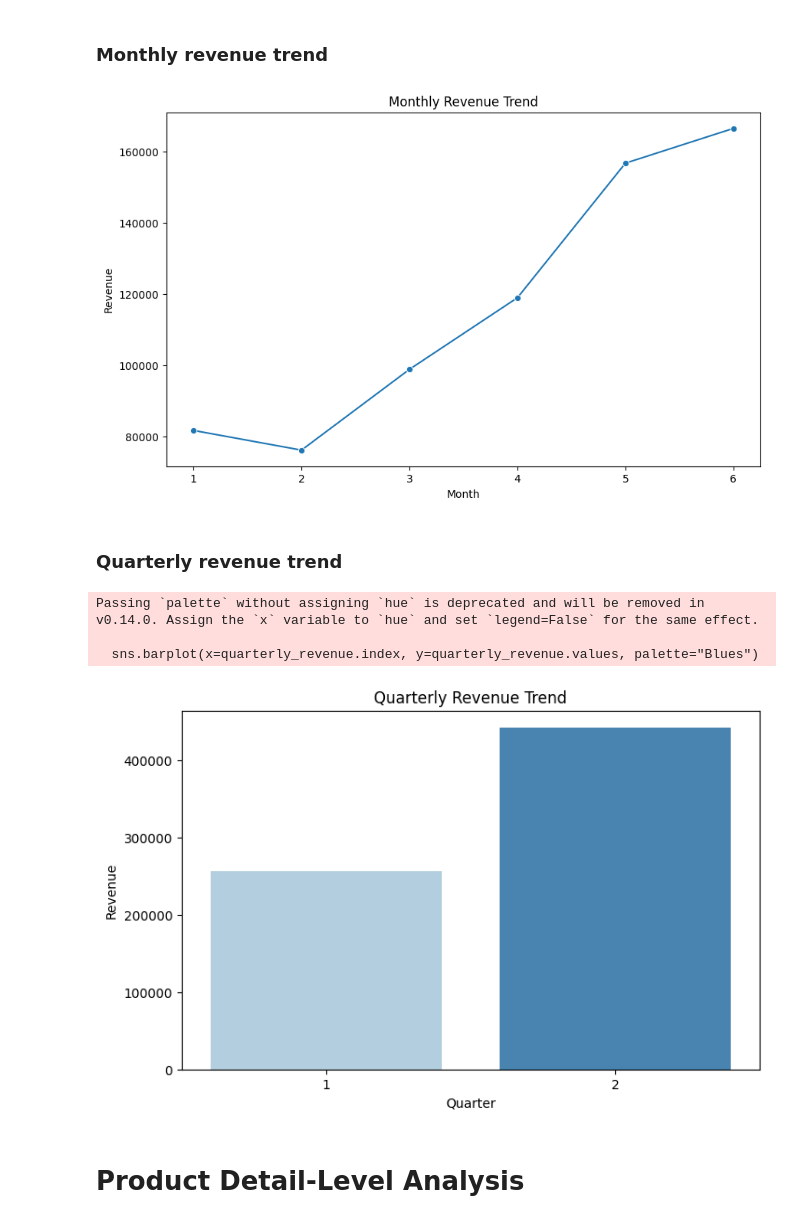
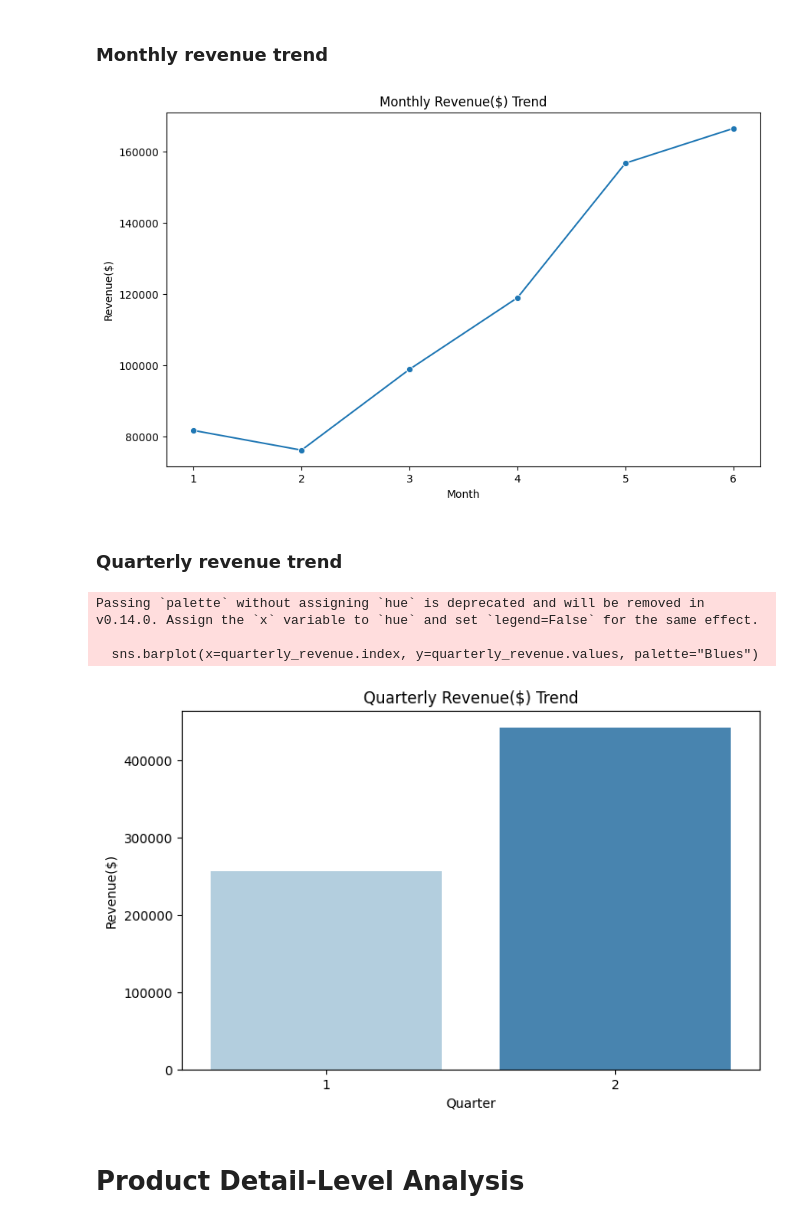
Before and after one commit to Hasibur013/Data-Hackathon, a Jupyter notebook: data_hackathon_visualize.ipynb, the cells around one changed output. Saved outputs shown, nothing was run; the diff lists cells and outputs as text; code cells hidden in the pictures.

```diff
--- a/data_hackathon_visualize.ipynb
+++ b/data_hackathon_visualize.ipynb
@@ -279,27 +311,27 @@ data['quarter'] = data['transaction_date'].dt.quarter
 monthly_revenue = data.groupby('month')['transaction_revenue'].sum()
 plt.figure(figsize=(10, 6))
 sns.lineplot(x=monthly_revenue.index, y=monthly_revenue.values, marker='o')
-plt.title('Monthly Revenue Trend')
+plt.title('Monthly Revenue($) Trend')
 plt.xlabel('Month')
-plt.ylabel('Revenue')
+plt.ylabel('Revenue($)')
 plt.show()
 # %% [output]
-[figure, old version]
+[figure, new version]
 # %% [markdown]
 ### Quarterly revenue trend
 # %%
 quarterly_revenue = data.groupby('quarter')['transaction_revenue'].sum()
 plt.figure(figsize=(8, 5))
 sns.barplot(x=quarterly_revenue.index, y=quarterly_revenue.values, palette="Blues")
-plt.title('Quarterly Revenue Trend')
+plt.title('Quarterly Revenue($) Trend')
 plt.xlabel('Quarter')
-plt.ylabel('Revenue')
+plt.ylabel('Revenue($)')
 plt.show()
 # %% [output]
 Passing `palette` without assigning `hue` is deprecated and will be removed in v0.14.0. Assign the `x` variable to `hue` and set `legend=False` for the same effect.
 
   sns.barplot(x=quarterly_revenue.index, y=quarterly_revenue.values, palette="Blues")
-[figure, old version]
+[figure, new version]
 # %% [markdown]
 # Product Detail-Level Analysis
 # %% [markdown]
```
Also changed, not shown: parts of 23 cells of this notebook, 2 other files.
